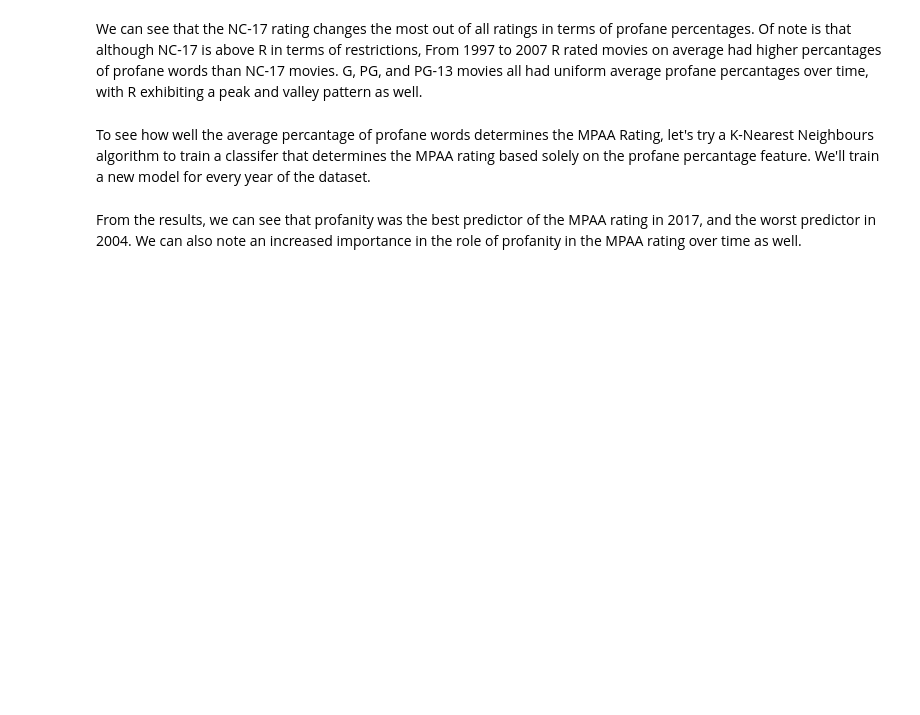
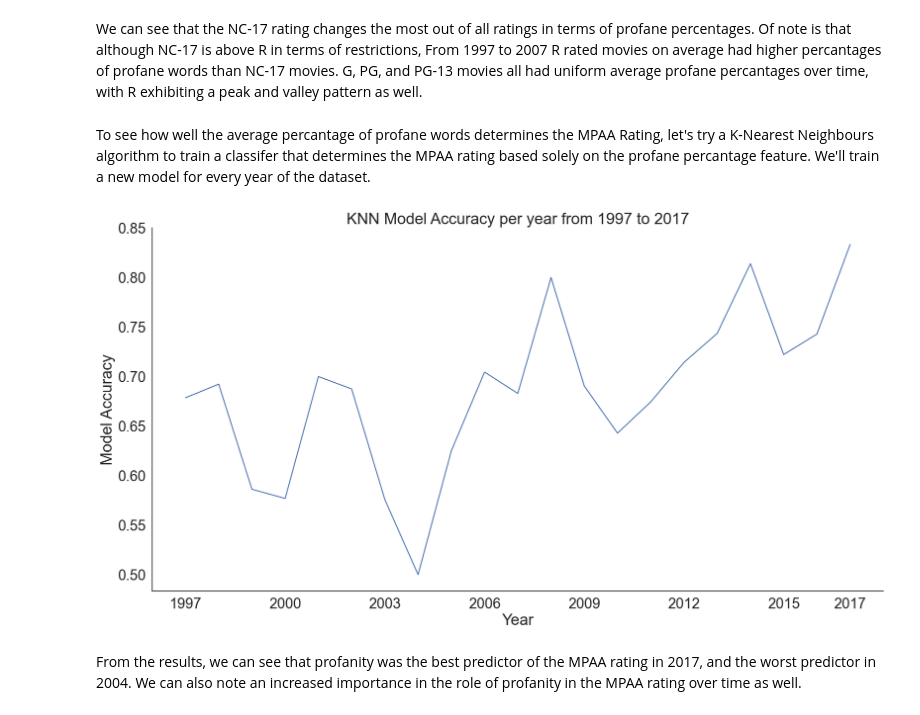
Before and after one commit to ima-quack/COGS108_ProfanityResearch, a Jupyter notebook: FinalProjectGroup_039-Wi23.ipynb, the cells around one changed output. Cells and saved outputs as stored; diff of their text form; code cells hidden in the pictures; blank space fills up the shorter version.

```diff
--- a/FinalProjectGroup_039-Wi23.ipynb
+++ b/FinalProjectGroup_039-Wi23.ipynb
@@ -946,22 +1000,26 @@ To see how well the average percantage of profane words determines the MPAA Rati
 # %%
 def knnPrediction(data):
     data = data[(data.mpaa_rating != 'Not Rated') & (data.mpaa_rating != 'TV-MA') & (data.mpaa_rating != 'Unrated')]
     X = data['normTotal'].values.reshape(-1,1)
     y = data['mpaa_rating'].values.reshape(-1,1)
 
     X_train, X_test, y_train, y_test = train_test_split(X, y, random_state = 0)
 
     knn = KNeighborsClassifier(n_neighbors = 7).fit(X_train, y_train)
 
     accuracy = knn.score(X_test, y_test)
     return accuracy
 
 predictResults = dfPredict.groupby('release_date').apply(knnPrediction)
 plt.plot(predictResults)
 plt.xticks(xy)
 plt.xlabel("Year")
 plt.ylabel("Model Accuracy")
 plt.title("KNN Model Accuracy per year from 1997 to 2017")
+
+sns.despine()
+# %% [output]
+[figure, added]
 # %% [markdown]
 From the results, we can see that profanity was the best predictor of the MPAA rating in 2017, and the worst predictor in 2004. We can also note an increased importance in the role of profanity in the MPAA rating over time as well.
 # %% [markdown]
```
Also changed, not shown: parts of 21 cells of this notebook.
